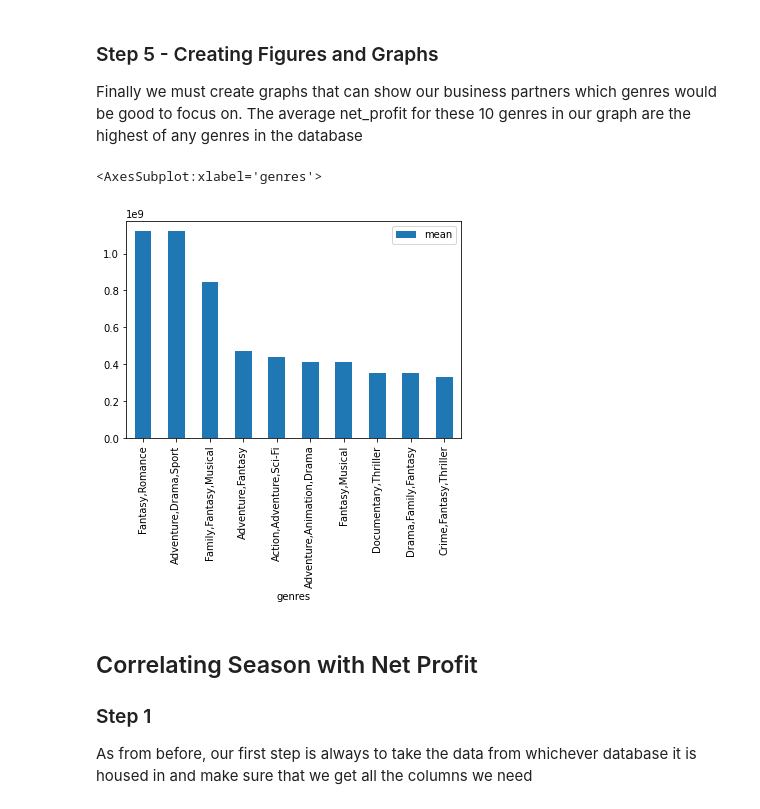
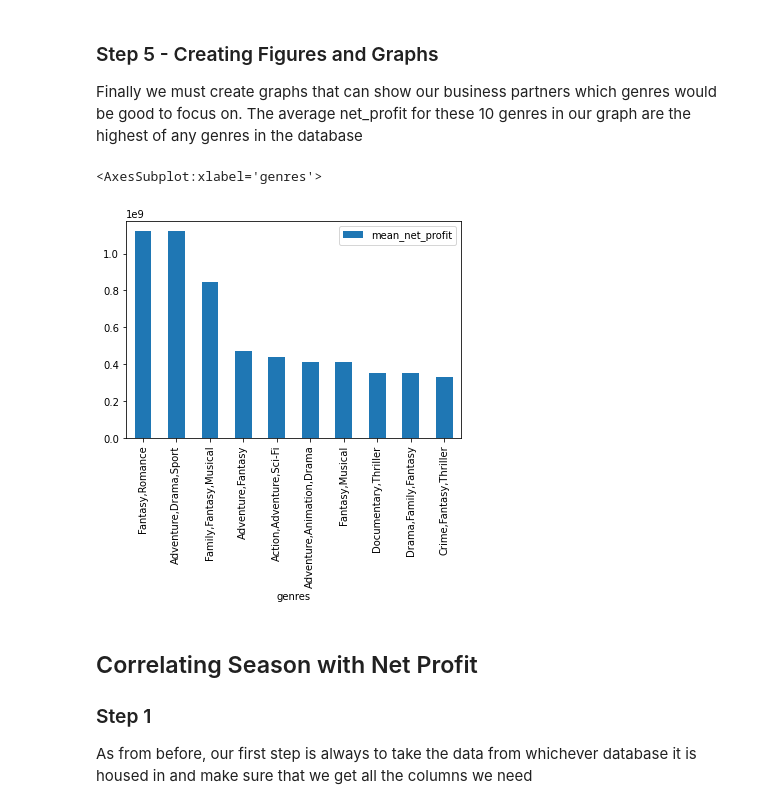
Before and after one commit to rolandrao/capstone-repo, a Jupyter notebook: notebooks/Roland Rao/roland_working_notebook.ipynb, the cells around one changed output. Drawn from its saved outputs; the diff is of its cells as text; code cells hidden in the pictures.

```diff
--- a/notebooks/Roland Rao/roland_working_notebook.ipynb
+++ b/notebooks/Roland Rao/roland_working_notebook.ipynb
@@ -145,0 +20,9 @@ grouped
+# %%
+genre_data = pd.read_sql("""
+SELECT mb.genres, AVG(mob.worldwide_gross - mob.production_budget) as mean_net_profit
+FROM movie_basics mb, movie_budgets mob
+WHERE mb.primary_title = mob.movie
+GROUP BY mb.genres
+ORDER BY mean_net_profit DESC;
+""", conn)
+genre_data
@@ -147,10 +44,10 @@ grouped
 ### Step 5 - Creating Figures and Graphs
 Finally we must create graphs that can show our business partners which genres would be good to focus on. The average net_profit for these 10 genres in our graph are the highest of any genres in the database
 # %%
-grouped.head(10).plot.bar(x='genres',y='net_profit')
+genre_data.head(10).plot.bar(x='genres',y='mean_net_profit')
 # %% [output]
 <AxesSubplot:xlabel='genres'>
-[figure, old version]
+[figure, new version]
 # %% [markdown]
 ## Correlating Season with Net Profit
 ### Step 1
```
Also changed, not shown: parts of 23 cells of this notebook.
